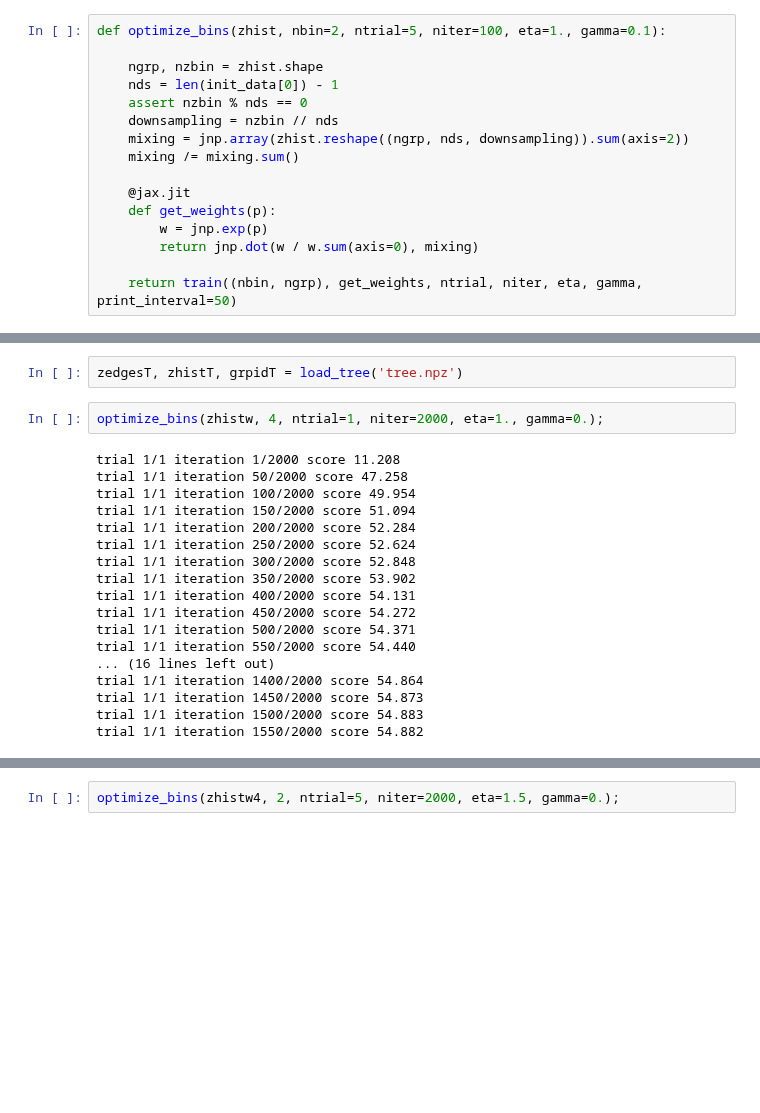
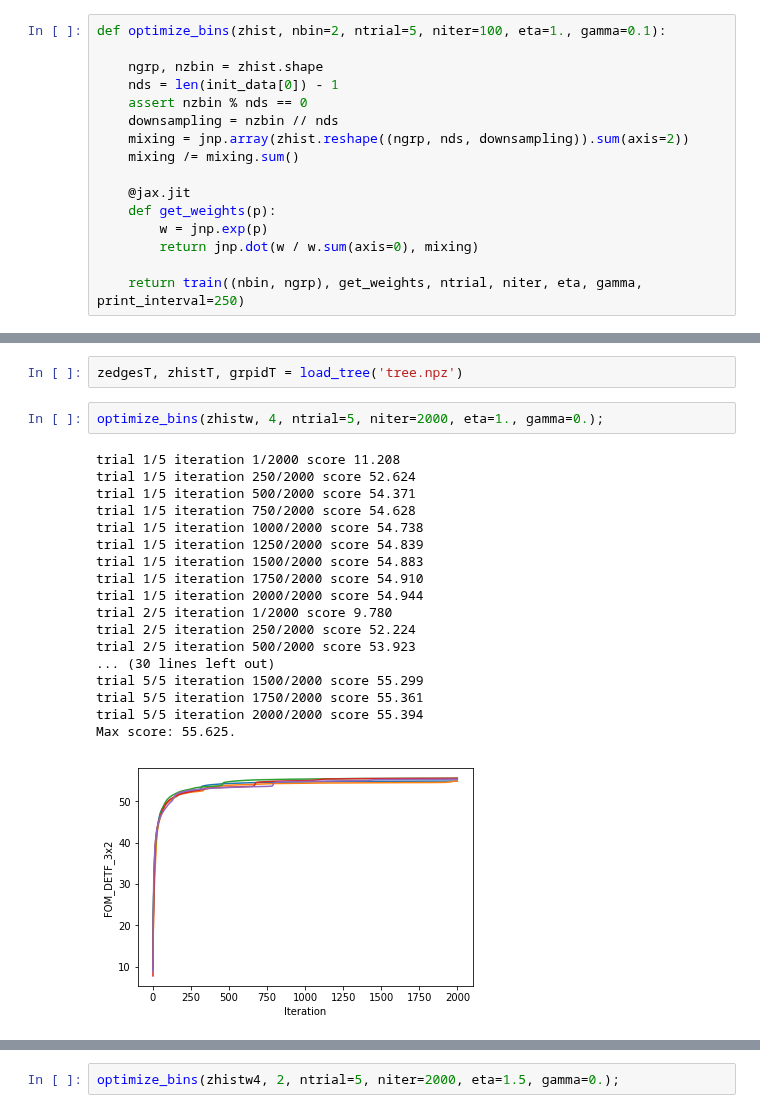
Before and after one commit to dkirkby/zotbin, a Jupyter notebook: Refine.ipynb, the cells around one changed output, grey strips where cells are left out. Cells and saved outputs as stored; diff of their text form; blank space fills up the shorter version.

```diff
--- a/Refine.ipynb
+++ b/Refine.ipynb
@@ -146,7 +146,7 @@ def optimize_bins(zhist, nbin=2, ntrial=5, niter=100, eta=1., gamma=0.1):
         w = jnp.exp(p)
         return jnp.dot(w / w.sum(axis=0), mixing)
 
-    return train((nbin, ngrp), get_weights, ntrial, niter, eta, gamma, print_interval=50)
+    return train((nbin, ngrp), get_weights, ntrial, niter, eta, gamma, print_interval=250)
 # %%
 def load_tree(name):
     with np.load(name, allow_pickle=True) as keys:
@@ -154,22 +154,23 @@ def load_tree(name):
 # %%
 zedgesT, zhistT, grpidT = load_tree('tree.npz')
 # %%
-optimize_bins(zhistw, 4, ntrial=1, niter=2000, eta=1., gamma=0.);
+optimize_bins(zhistw, 4, ntrial=5, niter=2000, eta=1., gamma=0.);
 # %% [output]
-trial 1/1 iteration 1/2000 score 11.208
-trial 1/1 iteration 50/2000 score 47.258
-trial 1/1 iteration 100/2000 score 49.954
-trial 1/1 iteration 150/2000 score 51.094
-trial 1/1 iteration 200/2000 score 52.284
-trial 1/1 iteration 250/2000 score 52.624
-trial 1/1 iteration 300/2000 score 52.848
-trial 1/1 iteration 350/2000 score 53.902
-trial 1/1 iteration 400/2000 score 54.131
-trial 1/1 iteration 450/2000 score 54.272
-trial 1/1 iteration 500/2000 score 54.371
-trial 1/1 iteration 550/2000 score 54.440
-... (16 lines left out)
-trial 1/1 iteration 1400/2000 score 54.864
-trial 1/1 iteration 1450/2000 score 54.873
-trial 1/1 iteration 1500/2000 score 54.883
-trial 1/1 iteration 1550/2000 score 54.882
+trial 1/5 iteration 1/2000 score 11.208
+trial 1/5 iteration 250/2000 score 52.624
+trial 1/5 iteration 500/2000 score 54.371
+trial 1/5 iteration 750/2000 score 54.628
+trial 1/5 iteration 1000/2000 score 54.738
+trial 1/5 iteration 1250/2000 score 54.839
+trial 1/5 iteration 1500/2000 score 54.883
+trial 1/5 iteration 1750/2000 score 54.910
+trial 1/5 iteration 2000/2000 score 54.944
+trial 2/5 iteration 1/2000 score 9.780
+trial 2/5 iteration 250/2000 score 52.224
+trial 2/5 iteration 500/2000 score 53.923
+... (30 lines left out)
+trial 5/5 iteration 1500/2000 score 55.299
+trial 5/5 iteration 1750/2000 score 55.361
+trial 5/5 iteration 2000/2000 score 55.394
+Max score: 55.625.
+[figure, added]
```
Also changed, not shown: parts of 3 cells of this notebook.
